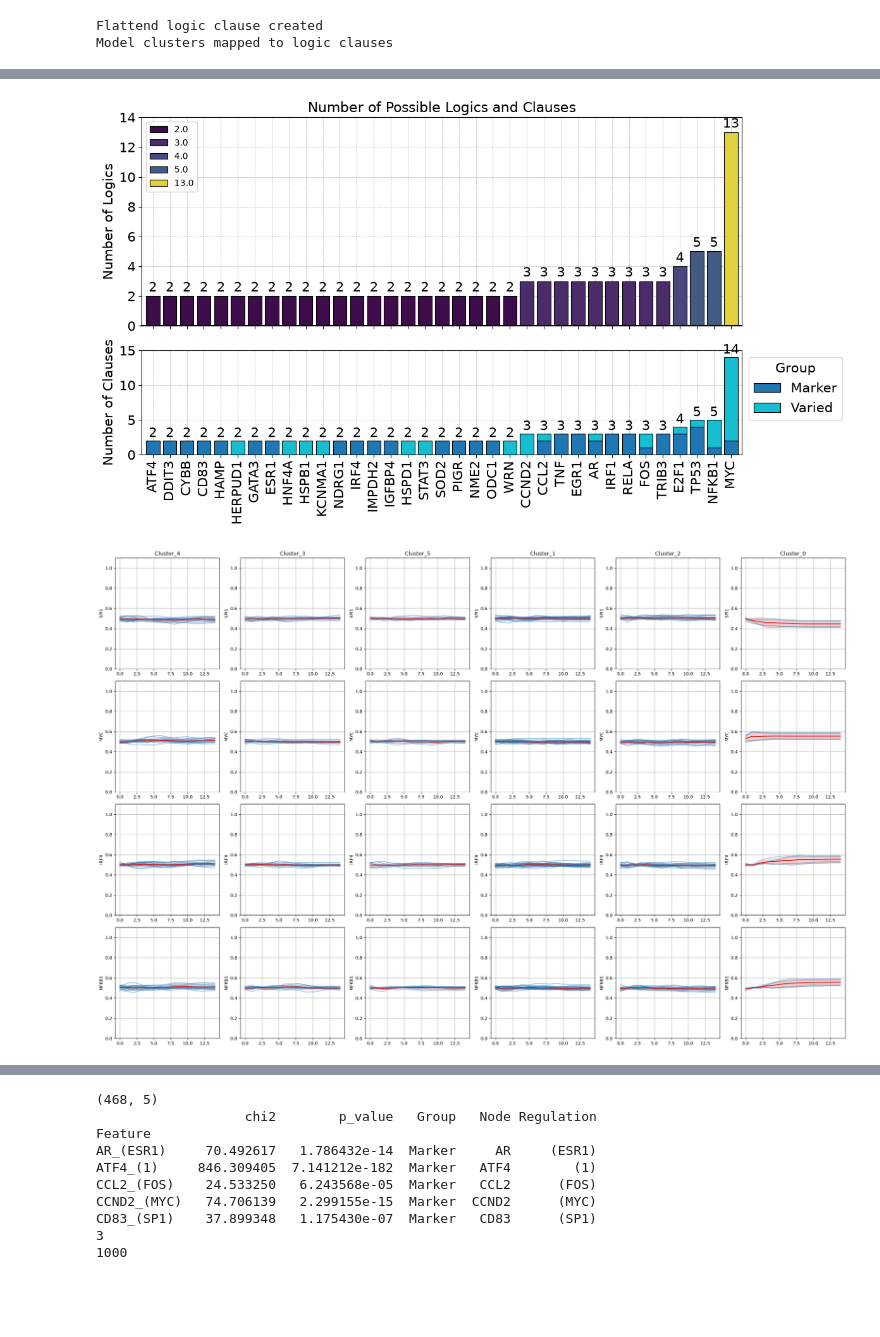
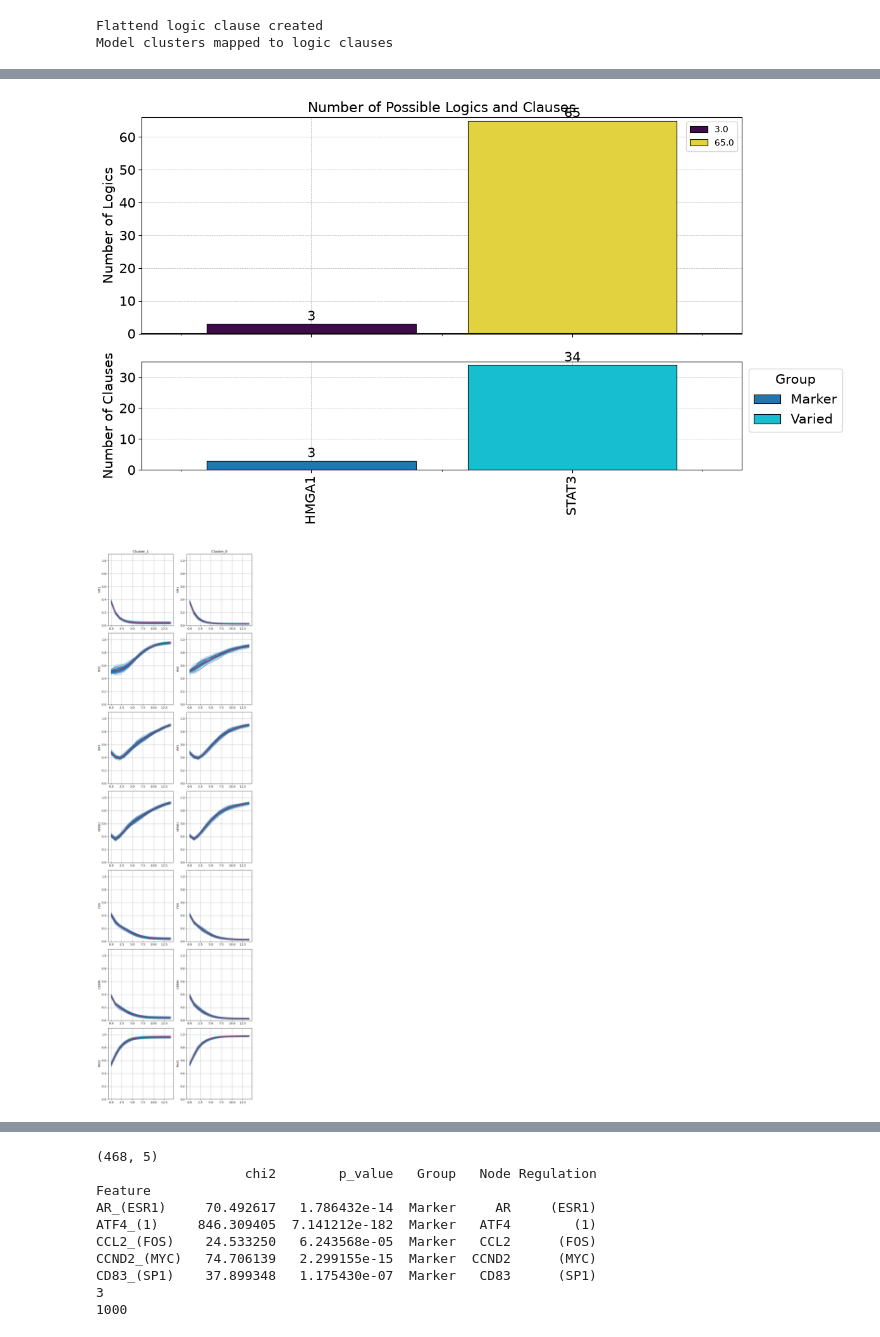
Before and after one commit to Augugustine/CITE-seq-analysis-CLL, a Jupyter notebook: 3- Boolean model/Evaluate_models.ipynb, the cells around one changed output, grey strips where cells are left out. Drawn from its saved outputs; the diff is of its cells as text; code cells hidden in the pictures; blank space fills up the shorter version.

Commit message:
update boolean model collectri

```diff
--- a/3- Boolean model/Evaluate_models.ipynb
+++ b/3- Boolean model/Evaluate_models.ipynb
@@ -41,6 +182,27 @@ Finished
 # %%
+model_folder = str("ensemble/models_selected/")
+
 # Load the model path and create AstroLogics object
-model = ast.ensemble(models_folder, project_name = 'bonesis')
+model = ast.ensemble(model_folder, project_name = 'bonesis')
 model.create_simulation()
+
+# Configure simulation parameters
+model.simulation.update_parameters(max_time = 15, sample_count = 1000)
+model.simulation.run_simulation()
+
+# Trajectory
+model.create_trajectory()
+model.trajectory.pca_trajectory()
+model.trajectory.plot_pca_trajectory(color = 'timepoint')
+
+# Distance matrix
+model.trajectory.calculate_distancematrix(mode = 'endpoint')
+
+# Perform MDS (Multidimensional Scaling) for visualization
+model.trajectory.calculate_MDS()
+
+# Clustering
+model.trajectory.calculate_kmean_cluster(n_cluster = 2,random_state = 0)
+model.trajectory.plot_MDS(s = 100, fig_size = (8,8),plot_cluster = True)
 # %% [output]
 Simulation object created
@@ -129,8 +276,8 @@ model.logic.plot_logicstat_summary()
 model.logic.stat_logic_df = stat_orig
 model.logic.encoded_df = enc_orig
 # %% [output]
-[figure, old version]
+[figure, new version]
 # %%
-model.trajectory.plot_node_trajectory(node = ['SPI1','MYC','IRF4','NFKB1'])
+model.trajectory.plot_node_trajectory(node = ['SPI1','MYC','IRF4','NFKB1','FOS','CEBPA','PAX5'])
 # %% [output]
-[figure, old version]
+[figure, new version]
```
Also changed, not shown: parts of 31 cells of this notebook, 1 other file.
